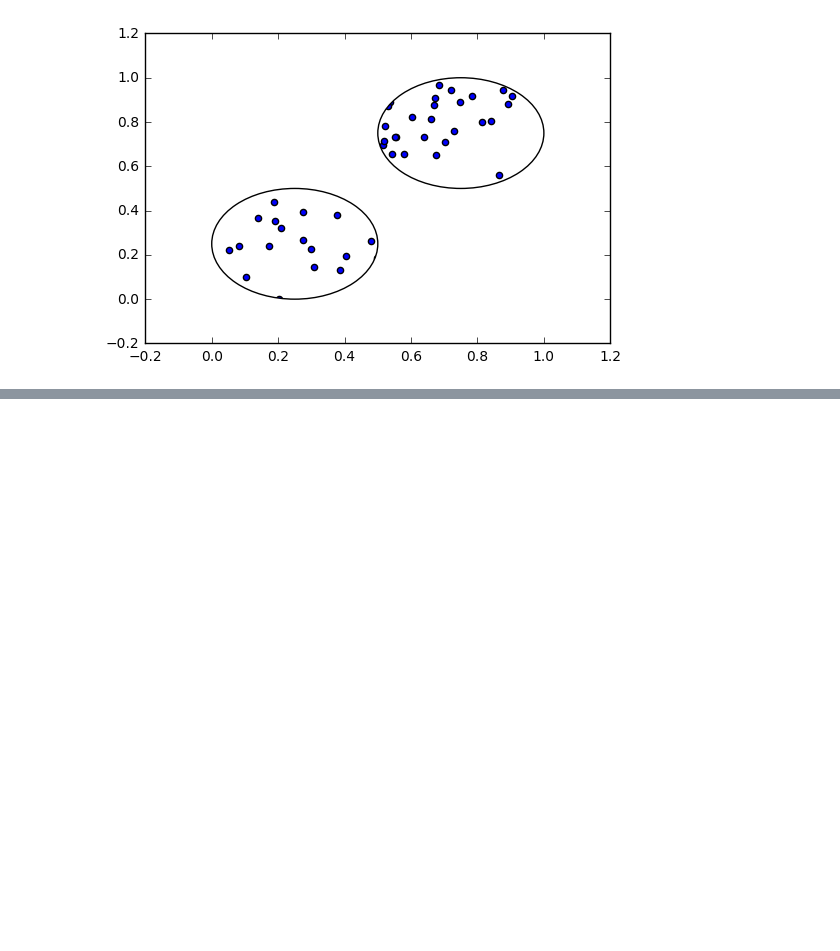
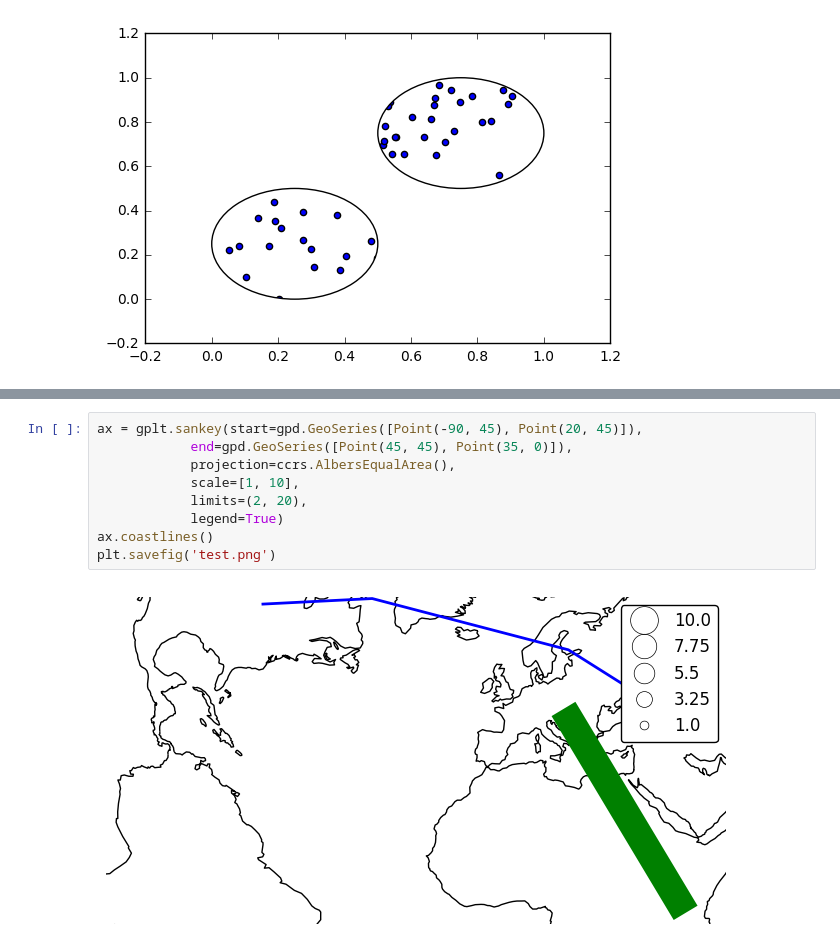
Before and after one commit to ResidentMario/geoplot, a Jupyter notebook: notebooks/dev-2.ipynb, the cells around one changed output, grey strips where cells are left out. Drawn from its saved outputs; the diff is of its cells as text; blank space fills up the shorter version.

```diff
--- a/notebooks/dev-2.ipynb
+++ b/notebooks/dev-2.ipynb
@@ -122 +131,12 @@ ax.coastlines()
 [figure]
+# %%
+ax = gplt.sankey(start=gpd.GeoSeries([Point(-90, 45), Point(20, 45)]),
+            end=gpd.GeoSeries([Point(45, 45), Point(35, 0)]),
+            projection=ccrs.AlbersEqualArea(),
+            scale=[1, 10],
+            limits=(2, 20),
+            legend=True)
+ax.coastlines()
+plt.savefig('test.png')
+# %% [output]
+[figure, added]
```
Also changed, not shown: parts of 2 cells of this notebook, 49 other files.
